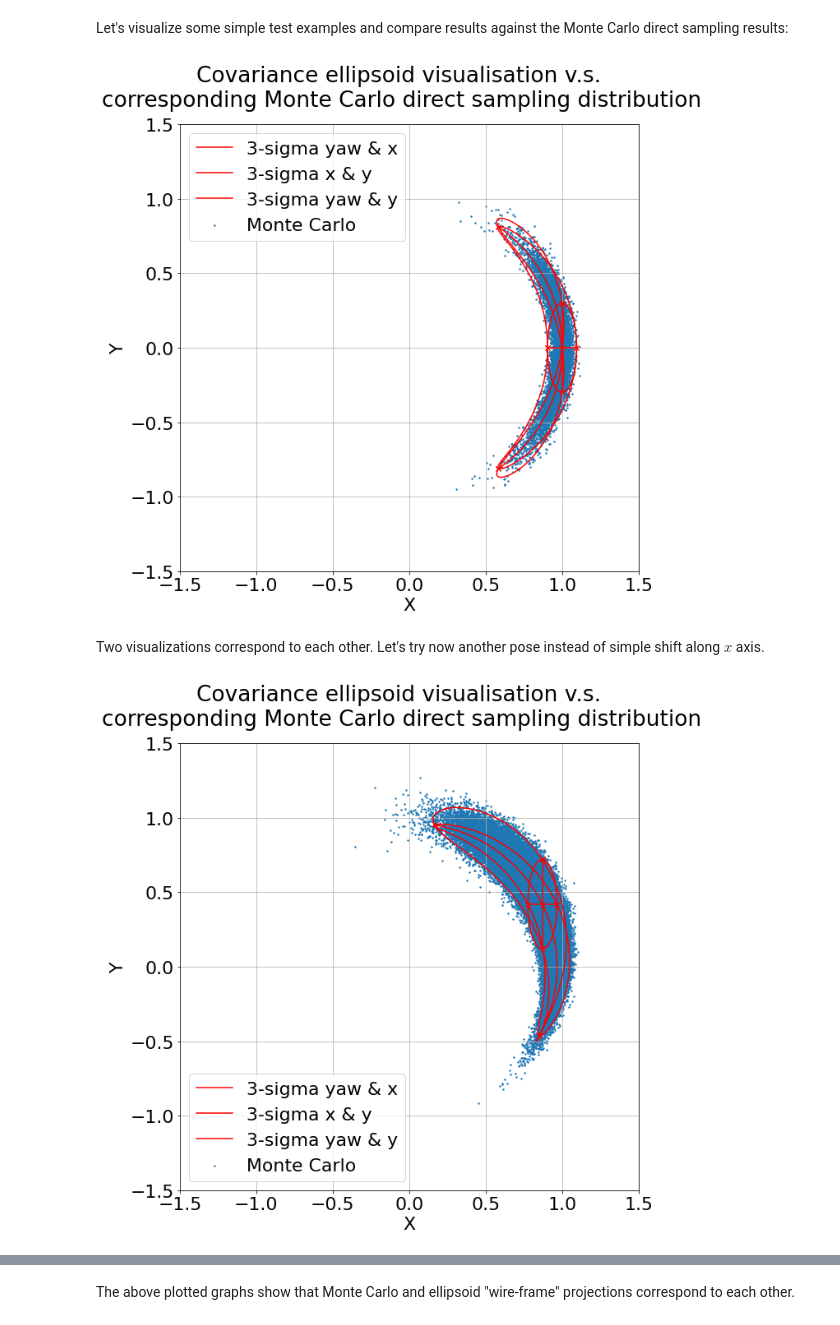
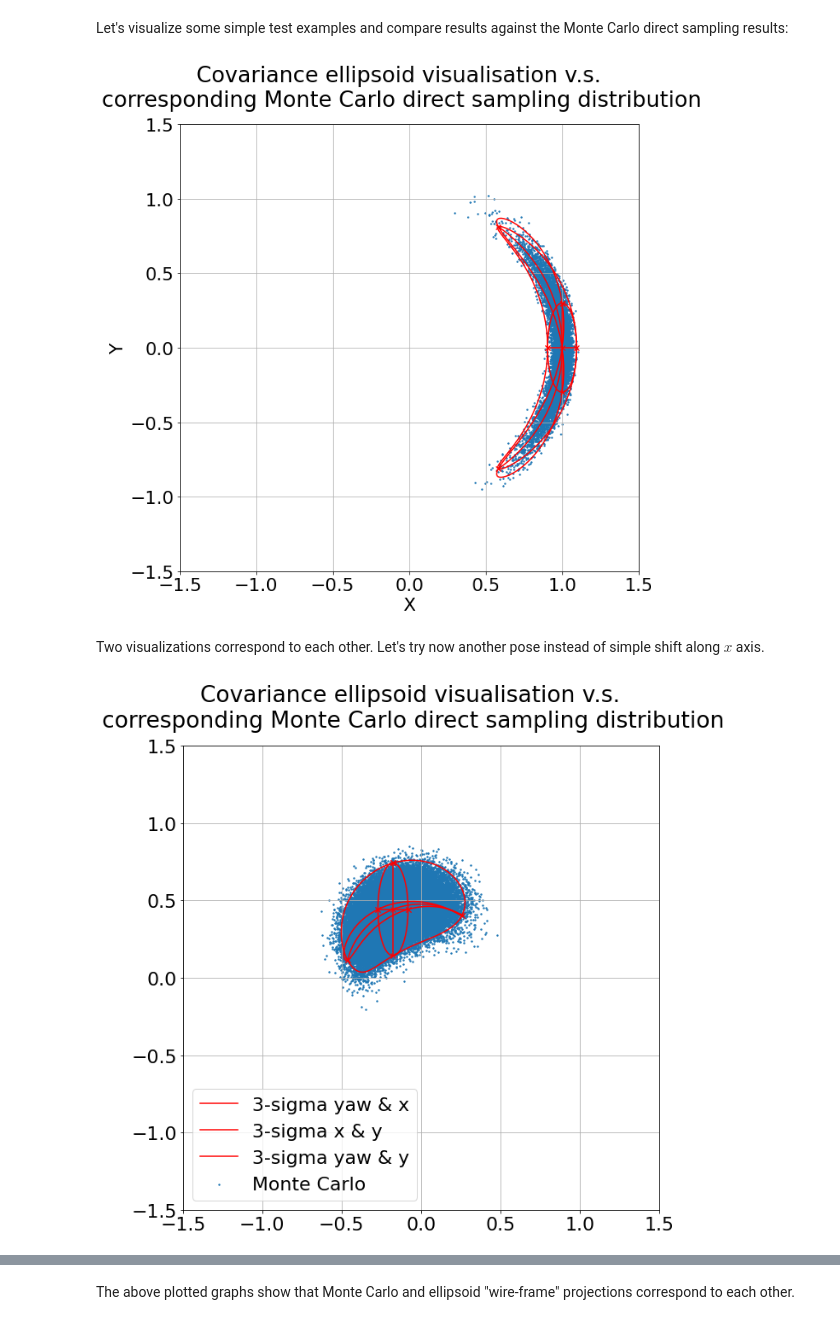
Before and after one commit to nosmokingsurfer/mrob_sandbox, a Jupyter notebook: ISP Research Project.ipynb, the cells around one changed output, grey strips where cells are left out. Saved outputs shown, nothing was run; the diff lists cells and outputs as text; code cells hidden in the pictures.

```diff
--- a/ISP Research Project.ipynb
+++ b/ISP Research Project.ipynb
@@ -210,7 +213,7 @@ Covariance matrix $\Sigma$ is the size of 6x6, but in this project we will consi
 # %% [markdown]
 The following naive implementation proposed. It sequentially samples points from big circles which go through pairs of axis : **(yaw, x), (yaw, y), (x, y)**. Besides that, ellipsoid axis visualized for **(yaw, x, y)**.
 # %%
-def sigma_visualize(T, sigma, N=100, K=[1,1], label="", color=None):
+def sigma_visualize(T, sigma, N=100, K=[1,1], label="", color=None, ax = None):
     N = 100
 
     colors = list(matplotlib.colors.CSS4_COLORS.keys())
@@ -218,8 +221,11 @@ def sigma_visualize(T, sigma, N=100, K=[1,1], label="", color=None):
     if color is None:
         color = colors[np.random.randint(0, len(colors))]
 
-    plt.plot(T.t()[0], T.t()[1],'x',color=color)
-    plt.annotate(label, (T.t()[0], T.t()[1]))
+    if ax is None:
+        ax = matplotlib.pyplot
+
+    ax.plot(T.t()[0], T.t()[1],'x',color=color)
+    ax.annotate(label, (T.t()[0], T.t()[1]))
     A = cholesky(sigma)
     for k in set(K):
         # plotting yaw & x plane
@@ -247,11 +253,11 @@ def sigma_visualize(T, sigma, N=100, K=[1,1], label="", color=None):
         poses = np.array([x.t() for x in propagated])
         poses = poses.reshape((-1,3))
 
-        plt.plot(poses[4:,0],poses[4:,1], label="{}-sigma yaw & x".format(k), color=color)
+        ax.plot(poses[4:,0],poses[4:,1], label="{}-sigma yaw & x".format(k), color=color)
 
         for i in range(len(labels)):
-#             plt.annotate(labels[i],xy = (poses[i,0],poses[i,1]), xytext = (poses[i,0]+0.01,poses[i,1]+0.01))
-            plt.plot(poses[i,0],poses[i,1],'x',color=color)
+#             ax.annotate(labels[i],xy = (poses[i,0],poses[i,1]), xytext = (poses[i,0]+0.01,poses[i,1]+0.01))
+            ax.plot(poses[i,0],poses[i,1],'x',color=color)
 
         # plotting x & y plane
         labels = ['+x','-x','+y','-y']
@@ -278,11 +284,11 @@ def sigma_visualize(T, sigma, N=100, K=[1,1], label="", color=None):
         poses = np.array([x.t() for x in propagated])
         poses = poses.reshape((-1,3))
 
-        plt.plot(poses[4:,0],poses[4:,1], label="{}-sigma x & y".format(k), color=color)
+        ax.plot(poses[4:,0],poses[4:,1], label="{}-sigma x & y".format(k), color=color)
 
         for i in range(len(labels)):
-#             plt.annotate(labels[i],xy = (poses[i,0],poses[i,1]), xytext = (poses[i,0]+0.01,poses[i,1]+0.01))
-            plt.plot(poses[i,0],poses[i,1],'x',color=color)
+#             ax.annotate(labels[i],xy = (poses[i,0],poses[i,1]), xytext = (poses[i,0]+0.01,poses[i,1]+0.01))
+            ax.plot(poses[i,0],poses[i,1],'x',color=color)
 
 
 
@@ -311,11 +317,11 @@ def sigma_visualize(T, sigma, N=100, K=[1,1], label="", color=None):
         poses = np.array([x.t() for x in propagated])
         poses = poses.reshape((-1,3))
 
-        plt.plot(poses[4:,0],poses[4:,1], label="{}-sigma yaw & y".format(k),color=color)
+        ax.plot(poses[4:,0],poses[4:,1], label="{}-sigma yaw & y".format(k),color=color)
 
         for i in range(len(labels)):
-#             plt.annotate(labels[i],xy = (poses[i,0],poses[i,1]), xytext = (poses[i,0]+0.01,poses[i,1]+0.01))
-            plt.plot(poses[i,0],poses[i,1],'x',color=color)
+#             ax.annotate(labels[i],xy = (poses[i,0],poses[i,1]), xytext = (poses[i,0]+0.01,poses[i,1]+0.01))
+            ax.plot(poses[i,0],poses[i,1],'x',color=color)
         # plotting yaw axis of ellipsoid
         points = []
 
@@ -335,7 +341,7 @@ def sigma_visualize(T, sigma, N=100, K=[1,1], label="", color=None):
         poses = np.array([x.t() for x in propagated])
         poses = poses.reshape((-1,3))
 
-        plt.plot(poses[:,0],poses[:,1],color=color)
+        ax.plot(poses[:,0],poses[:,1],color=color)
 
         # plotting x axis
         points = []
@@ -355,7 +361,7 @@ def sigma_visualize(T, sigma, N=100, K=[1,1], label="", color=None):
         poses = np.array([x.t() for x in propagated])
         poses = poses.reshape((-1,3))
 
-        plt.plot(poses[:,0],poses[:,1],color=color)
+        ax.plot(poses[:,0],poses[:,1],color=color)
 
         # plotting y axis
         points = []
@@ -376,10 +382,10 @@ def sigma_visualize(T, sigma, N=100, K=[1,1], label="", color=None):
         poses = np.array([x.t() for x in propagated])
         poses = poses.reshape((-1,3))
 
-        plt.plot(poses[:,0],poses[:,1],color=color)
+        ax.plot(poses[:,0],poses[:,1],color=color)
 
-    plt.xlabel("X")
-    plt.ylabel("Y")
+#     ax.xlabel("X")
+#     ax.ylabel("Y")
 # %% [markdown]
 Let's visualize some simple test examples and compare results against the Monte Carlo direct sampling results:
 # %%
@@ -393,28 +399,30 @@ plt.scatter(poses[:,0],poses[:,1], label='Monte Carlo',s=2)
 plt.xlim([-1.5,1.5])
 plt.ylim([-1.5,1.5])
 plt.grid()
-plt.legend()
+# plt.legend()
+plt.xlabel('X')
+plt.ylabel('Y')
 plt.show()
 # %% [output]
-[figure, old version]
+[figure, new version]
 # %% [markdown]
 Two visualizations correspond to each other. Let's try now another pose instead of simple shift along $x$ axis.
 # %%
 # adding some yaw rotation
 sigma = np.diag([0,0,0.1,0.001,0.01,0])
-poses, xi  = get_mc(mrob.geometry.SE3([0,0,0.9,1,0,0]), sigma)
+poses, xi  = get_mc(mrob.geometry.SE3([0,0,3.9,1,0,0]), sigma)
 # %%
 plt.figure(figsize=(10,10))
 plt.suptitle('Covariance ellipsoid visualisation v.s. \ncorresponding Monte Carlo direct sampling distribution')
 
 
-sigma_visualize(mrob.geometry.SE3([0,0,0.9,1,0,0]), sigma=sigma,N = 100, K=[3],color='red')
+sigma_visualize(mrob.geometry.SE3([0,0,3.9,1,0,0]), sigma=sigma,N = 100, K=[3],color='red')
 plt.scatter(poses[:,0],poses[:,1], label='Monte Carlo',s = 2)
 
 plt.xlim([-1.5,1.5])
 plt.ylim([-1.5,1.5])
 plt.grid()
 plt.legend()
 plt.show()
 # %% [output]
-[figure, old version]
+[figure, new version]
```
Also changed, not shown: parts of 24 cells of this notebook.
